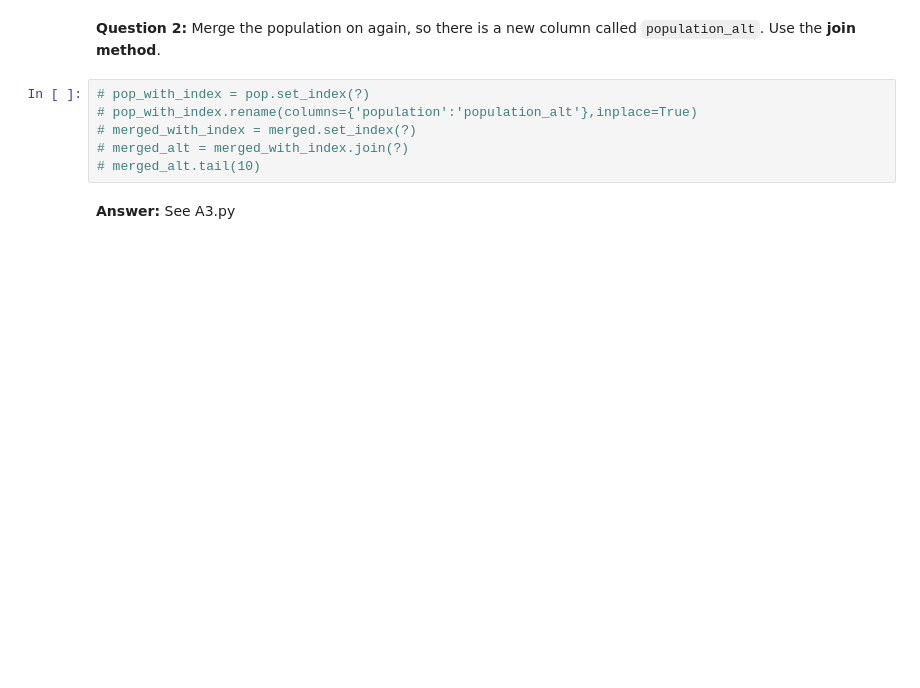
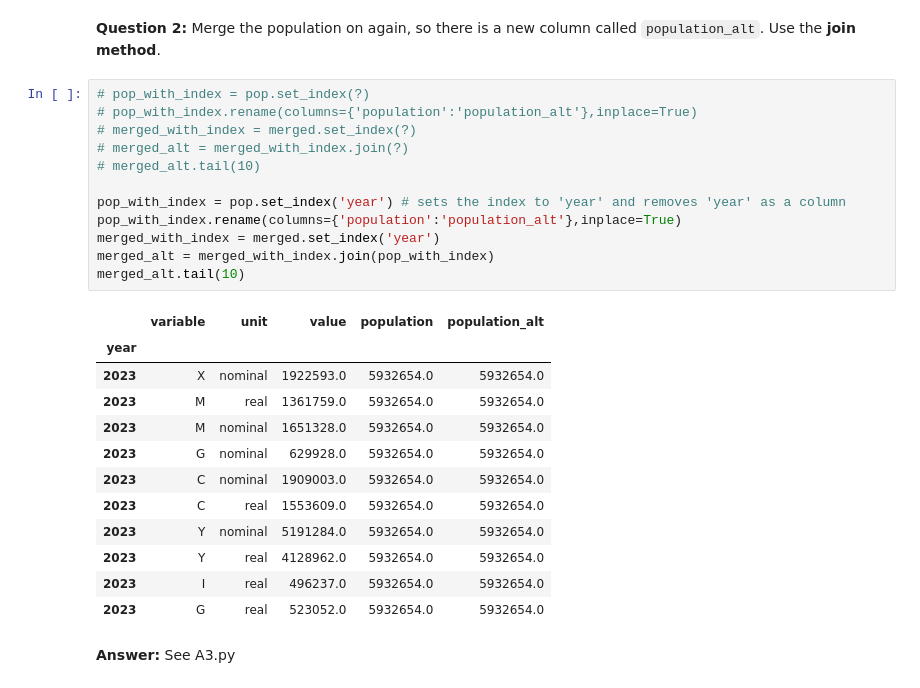
Before and after one commit to RosaMeyer/IntroProg-exercises, a Jupyter notebook: PS4/problem_set_4.ipynb, the cells around one changed output. Drawn from its saved outputs; the diff is of its cells as text; blank space fills up the shorter version.

```diff
--- a/PS4/problem_set_4.ipynb
+++ b/PS4/problem_set_4.ipynb
@@ -246,9 +246,28 @@ merged = pd.merge(nah1, pop, how='left', on=['year']) # how - left: use only key
 # %%
 # pop_with_index = pop.set_index(?)
 # pop_with_index.rename(columns={'population':'population_alt'},inplace=True)
 # merged_with_index = merged.set_index(?)
 # merged_alt = merged_with_index.join(?)
 # merged_alt.tail(10)
+
+pop_with_index = pop.set_index('year') # sets the index to 'year' and removes 'year' as a column
+pop_with_index.rename(columns={'population':'population_alt'},inplace=True)
+merged_with_index = merged.set_index('year')
+merged_alt = merged_with_index.join(pop_with_index)
+merged_alt.tail(10)
+# %% [output]
+|  | variable | unit | value | population | population_alt |
+| year |  |  |  |  |  |
+| 2023 | X | nominal | 1922593.0 | 5932654.0 | 5932654.0 |
+| 2023 | M | real | 1361759.0 | 5932654.0 | 5932654.0 |
+| 2023 | M | nominal | 1651328.0 | 5932654.0 | 5932654.0 |
+| 2023 | G | nominal | 629928.0 | 5932654.0 | 5932654.0 |
+| 2023 | C | nominal | 1909003.0 | 5932654.0 | 5932654.0 |
+| 2023 | C | real | 1553609.0 | 5932654.0 | 5932654.0 |
+| 2023 | Y | nominal | 5191284.0 | 5932654.0 | 5932654.0 |
+| 2023 | Y | real | 4128962.0 | 5932654.0 | 5932654.0 |
+| 2023 | I | real | 496237.0 | 5932654.0 | 5932654.0 |
+| 2023 | G | real | 523052.0 | 5932654.0 | 5932654.0 |
 # %% [markdown]
 **Answer:** See A3.py
 # %% [markdown]
```
Also changed, not shown: parts of 11 cells of this notebook.
